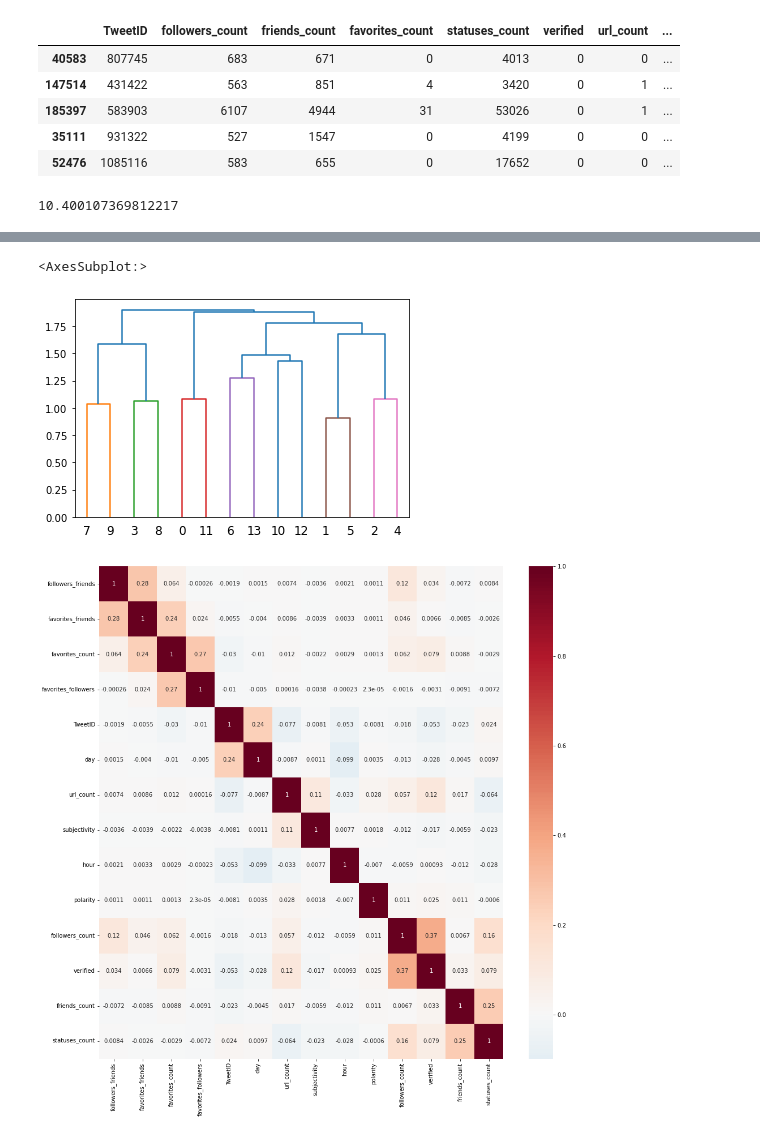
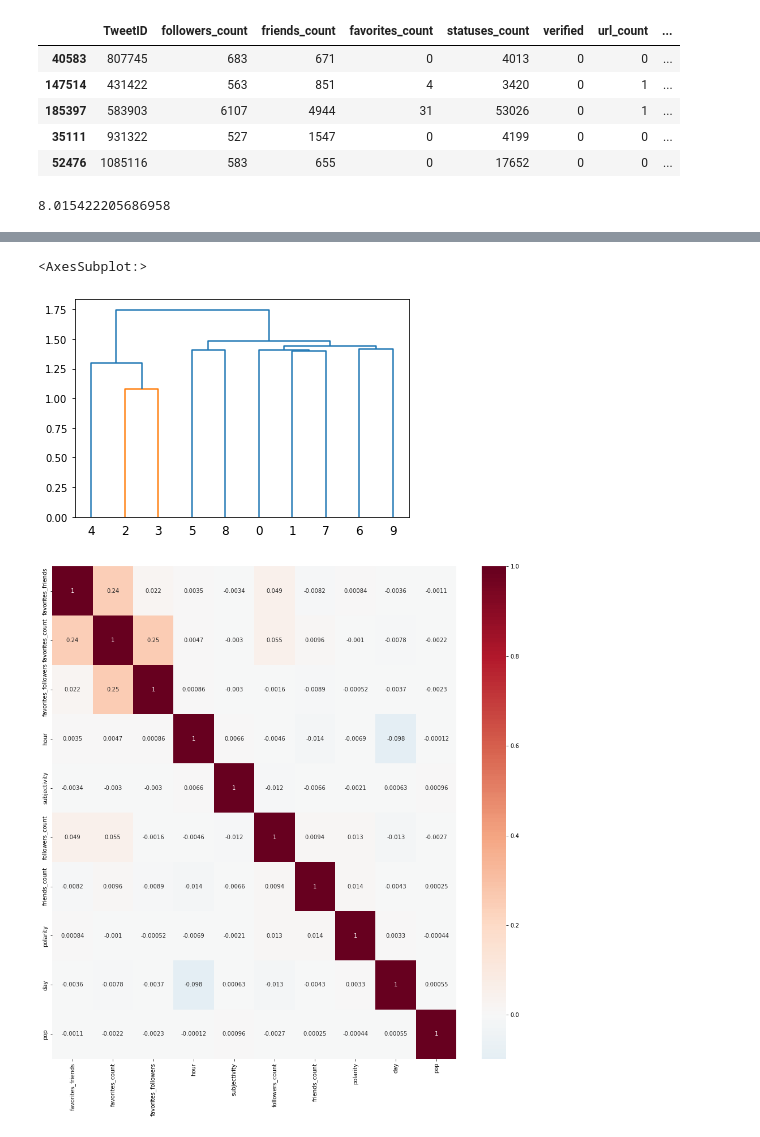
Before and after one commit to antoinegleisberg/INF554_kaggle, a Jupyter notebook: AutoML.ipynb, the cells around one changed output, grey strips where cells are left out. Cells and saved outputs as stored; diff of their text form; code cells hidden in the pictures.

```diff
--- a/AutoML.ipynb
+++ b/AutoML.ipynb
@@ -86,7 +87,7 @@ def hashtags_engineering(in_df):
     rs_df = in_df
     #make a string of the list
     rs_df['hashtags']=rs_df['hashtags'].apply(lambda x: x.replace('[','').replace(']','').replace("'",''))
-    vectorizer2 = CountVectorizer(max_features=14, stop_words=stopwords.words('french'))
+    vectorizer2 = CountVectorizer(max_features=20, stop_words=stopwords.words('french'))
     hashtags = vectorizer2.fit_transform(rs_df['hashtags'])
     # show vocabulary
     pop=np.sum(hashtags.toarray(),axis=1)
@@ -96,6 +97,13 @@ def hashtags_engineering(in_df):
     rs_df['pop']=pop
     #set nan to 0
     rs_df['pop']=rs_df['pop'].fillna(0)
+
+    #has hashtags or not
+    rs_df['has_hashtags']=rs_df['hashtags'].apply(lambda x: 0 if x=='' else 1)
+
+
+
+
     #drop the hashtags column
     rs_df = rs_df.drop(['hashtags'], axis=1)
     return rs_df
@@ -110,7 +118,7 @@ def logtransformdrop(dataframe, cols):
 # %% [markdown]
 ## Data processing
 # %%
-col=['TweetID','followers_count','friends_count','favorites_count', 'statuses_count','verified', 'url_count','followers_friends', 'favorites_followers', 'favorites_friends', 'hour', 'day', 'polarity', 'subjectivity','pop']
+col=['TweetID','followers_count','friends_count','favorites_count', 'statuses_count','verified', 'url_count','followers_friends', 'favorites_followers', 'favorites_friends', 'hour', 'day','we', 'polarity', 'subjectivity','pop','has_hashtags']
 # %%
 new_X_train=feature_engineering(X_train)
 new_X_train=time_engineering(new_X_train)
@@ -133,15 +141,15 @@ from flaml import AutoML
 automl = AutoML()
 
 settings = {
-    "time_budget": 300,  # total running time in seconds
+    "time_budget": 200,  # total running time in seconds
     "metric": 'mae',  # can be: 'r2', 'rmse', 'mae', 'mse', 'accuracy', 'roc_auc', 'roc_auc_ovr',
                            # 'roc_auc_ovo', 'log_loss', 'mape', 'f1', 'ap', 'ndcg', 'micro_f1', 'macro_f1'
     "task": 'regression',  # task type
-    'estimator_list':['rf','extra_tree'],   #['lgbm', 'rf', 'xgboost', 'extra_tree', 'xgb_limitdepth']
+    'estimator_list':['rf'],   #['lgbm', 'rf', 'xgboost', 'extra_tree', 'xgb_limitdepth']
     "seed": 7654321,    # random seed
 }
 
-automl.fit(new_X_train.drop(['TweetID','verified', 'url_count', 'followers_friends', 'statuses_count'], axis=1), y_train, **settings)
+automl.fit(new_X_train.drop(['TweetID','verified', 'url_count', 'pop', 'statuses_count'], axis=1), y_train, **settings)
 # Print the best model
 print(automl.model.estimator)
 # %% [output]
@@ -196,18 +204,20 @@ new_X_test.head()
 # %%
 from sklearn.neural_network import MLPRegressor
 from sklearn.linear_model import LinearRegression
-model=LinearRegression(fit_intercept=False)
-model.fit(new_X_train.drop(['TweetID'],axis=1), y_train)
-y_pred = model.predict(new_X_test.drop(['TweetID'],axis=1))
+from sklearn.ensemble import RandomForestRegressor
+model=RandomForestRegressor(max_features=0.9510381925366853, max_leaf_nodes=123,
+                      n_estimators=4, n_jobs=-1)
+model.fit(new_X_train.drop(['TweetID','verified', 'url_count', 'pop', 'statuses_count'],axis=1), y_train)
+y_pred = model.predict(new_X_test.drop(['TweetID','verified', 'url_count', 'followers_friends', 'statuses_count'],axis=1))
 print(mean_absolute_error(y_test, y_pred))
 # %% [output]
-10.400107369812217
+8.015422205686958
 # %%
 #plot feature importance
 import matplotlib.pyplot as plt
 import seaborn as sns
 %matplotlib inline
-feature_importance = pd.DataFrame({'feature': new_X_train.columns, 'importance': model.feature_importances_})
+feature_importance = pd.DataFrame({'feature': new_X_train.drop(['TweetID','verified', 'url_count', 'pop', 'statuses_count'],axis=1).columns, 'importance': model.feature_importances_})
 plt.figure(figsize=(10, 10))
 sns.barplot(data=feature_importance.sort_values(by='importance', ascending=False), x='importance', y='feature')
 plt.title('Feature importance')
@@ -219,9 +229,9 @@ from scipy.cluster import hierarchy
 import seaborn as sbn
 
 order = np.array(hierarchy.dendrogram(
-    hierarchy.ward(new_X_train.corr()),no_plot=False)['ivl'], dtype="int")
+    hierarchy.ward(new_X_train.drop(['TweetID','verified', 'url_count', 'pop', 'statuses_count'],axis=1).corr()),no_plot=False)['ivl'], dtype="int")
 
-rearranged_cov = new_X_train.corr().iloc[order, order]
+rearranged_cov = new_X_train.drop(['TweetID','verified', 'url_count', 'pop', 'statuses_count'],axis=1).corr().iloc[order, order]
 
 plt.figure(figsize=(16, 16))
 
@@ -231,3 +241,3 @@ sbn.heatmap(rearranged_cov, annot=True, cmap="RdBu_r", center=0)
 <AxesSubplot:>
-[figure, old version]
+[figure, new version]
-[figure, old version]
+[figure, new version]
```
Also changed, not shown: parts of 3 cells of this notebook.
